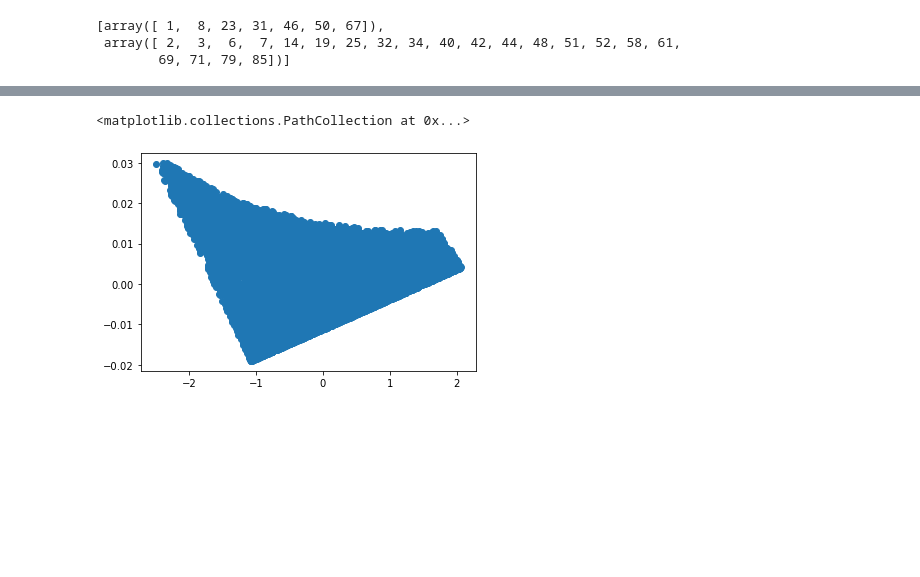
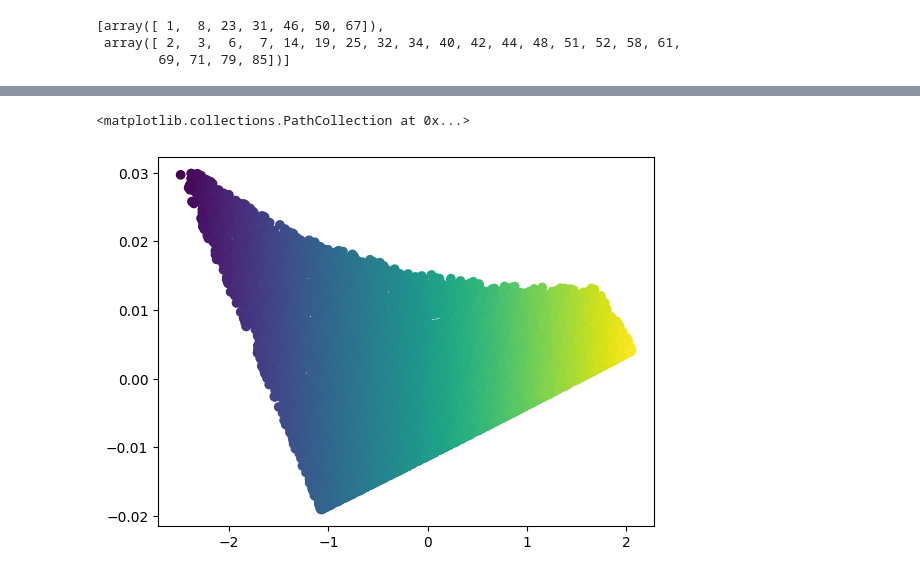
Before and after one commit to nephanth/DSC291-project, a Jupyter notebook: Project-tests.ipynb, the cells around one changed output, grey strips where cells are left out. Drawn from its saved outputs; the diff is of its cells as text; code cells hidden in the pictures; blank space fills up the shorter version.

```diff
--- a/Project-tests.ipynb
+++ b/Project-tests.ipynb
@@ -112,5 +116,5 @@ plt.scatter(phi[:, 1], phi[:, 8])
 # %%
-plt.scatter(phi[:, 2], phi[:, 3])
+plt.scatter(phi[:, 2], phi[:, 3], c=phi[:,2])
 # %% [output]
 <matplotlib.collections.PathCollection at 0x...>
-[figure, old version]
+[figure, new version]
```
Also changed, not shown: parts of 9 cells of this notebook, 5 other files.
